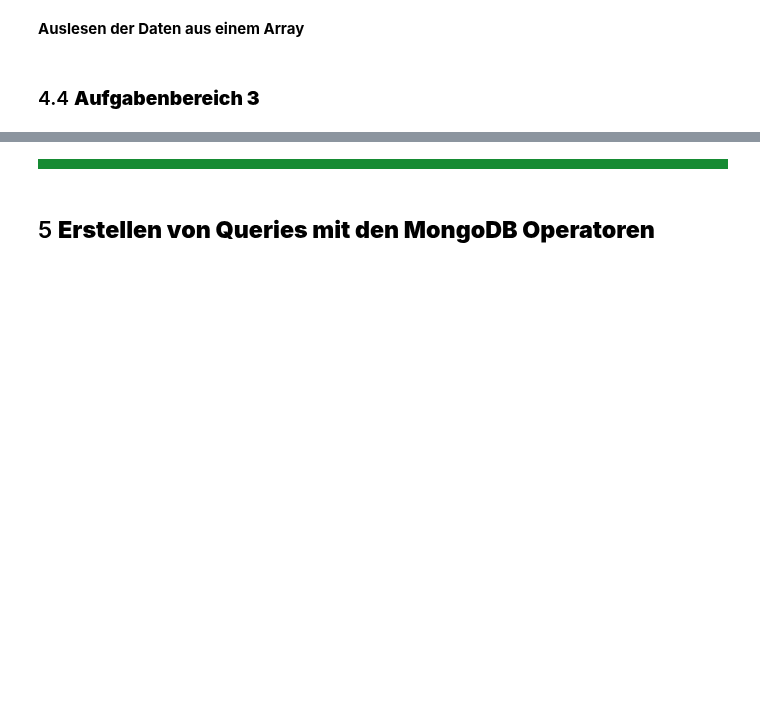
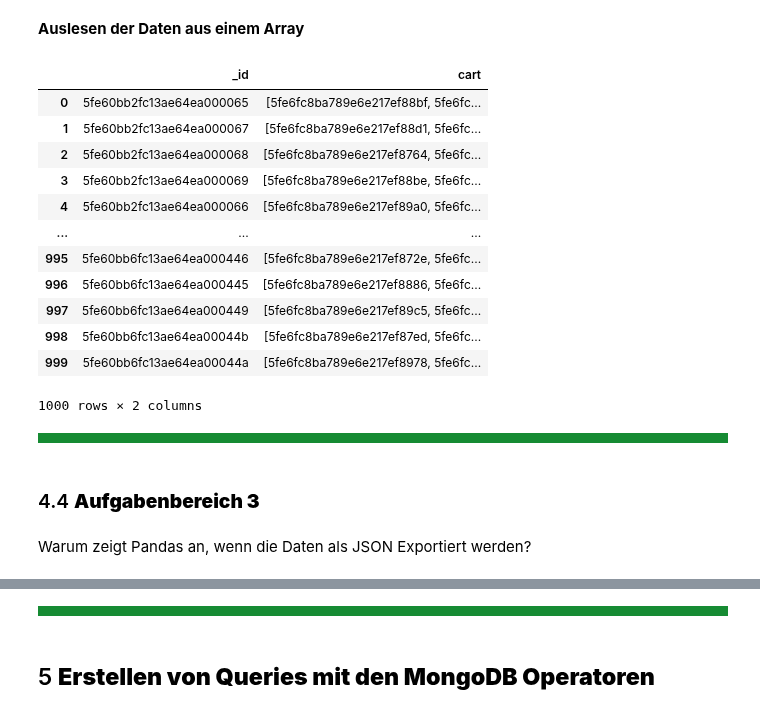
Before and after one commit to orca-nrw/lernmodul-mongodb, a Jupyter notebook: index.ipynb, the cells around one changed output, grey strips where cells are left out. Saved outputs shown, nothing was run; the diff lists cells and outputs as text; code cells hidden in the pictures; blank space fills up the shorter version.

```diff
--- a/index.ipynb
+++ b/index.ipynb
@@ -362,18 +559,34 @@ mongo_dataframe
 # %%
 md1 = []
 mongo_data1 = {}
 keys = ["_id","cart"]
 for key in keys:
-    mongo_json = mycol.find({})
+    mongo_json = customer_col.find({})
     for doc in mongo_json:
         if key == "_id":
             md1.append(doc["_id"])
         else:
             md1.append(doc["cart"])
     mongo_data1.update({key:list(md1)})
     md1 = []
 
 mongo_dataframe = pd.DataFrame(mongo_data1)
 mongo_dataframe
+# %% [output]
+|  | _id | cart |
+| 0 | 5fe60bb2fc13ae64ea000065 | [5fe6fc8ba789e6e217ef88bf, 5fe6fc... |
+| 1 | 5fe60bb2fc13ae64ea000067 | [5fe6fc8ba789e6e217ef88d1, 5fe6fc... |
+| 2 | 5fe60bb2fc13ae64ea000068 | [5fe6fc8ba789e6e217ef8764, 5fe6fc... |
+| 3 | 5fe60bb2fc13ae64ea000069 | [5fe6fc8ba789e6e217ef88be, 5fe6fc... |
+| 4 | 5fe60bb2fc13ae64ea000066 | [5fe6fc8ba789e6e217ef89a0, 5fe6fc... |
+| ... | ... | ... |
+| 995 | 5fe60bb6fc13ae64ea000446 | [5fe6fc8ba789e6e217ef872e, 5fe6fc... |
+| 996 | 5fe60bb6fc13ae64ea000445 | [5fe6fc8ba789e6e217ef8886, 5fe6fc... |
+| 997 | 5fe60bb6fc13ae64ea000449 | [5fe6fc8ba789e6e217ef89c5, 5fe6fc... |
+| 998 | 5fe60bb6fc13ae64ea00044b | [5fe6fc8ba789e6e217ef87ed, 5fe6fc... |
+| 999 | 5fe60bb6fc13ae64ea00044a | [5fe6fc8ba789e6e217ef8978, 5fe6fc... |
+1000 rows × 2 columns
+# %% [markdown]
+<div style="background-color:  #168b33; padding: 5px;height: 15px;"></div>
 # %% [markdown]
 ### 4.4 <b id="Aufgabenbereich3">Aufgabenbereich 3</b>
@@ -382 +593,3 @@ Warum wird ein Dokument das aus der MongoDB exportiert wurde mit Pandas nicht ko
+# %% [markdown]
+Warum zeigt Pandas an, wenn die Daten als JSON Exportiert werden?
 # %%
```
Also changed, not shown: parts of 106 cells of this notebook, 3 other files.
